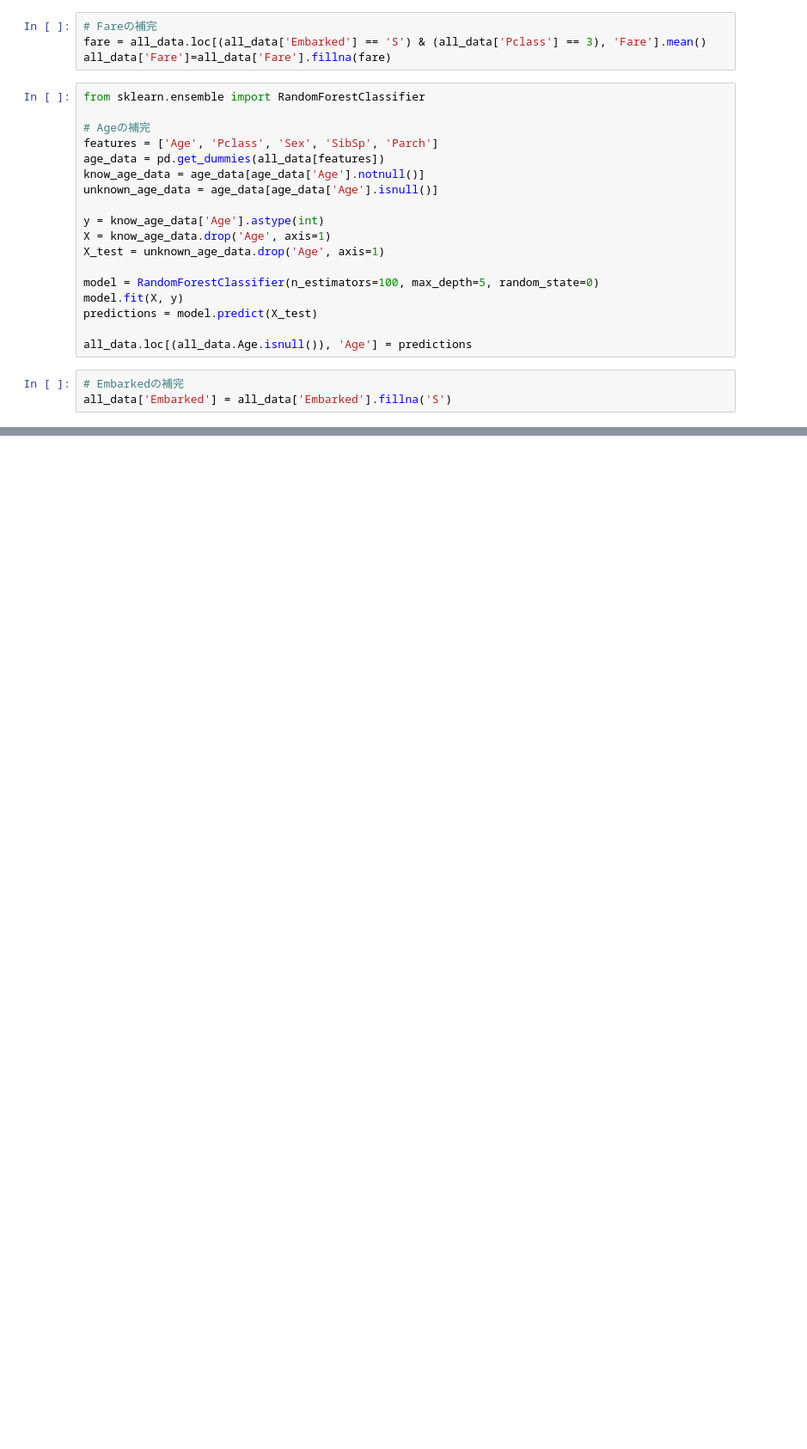
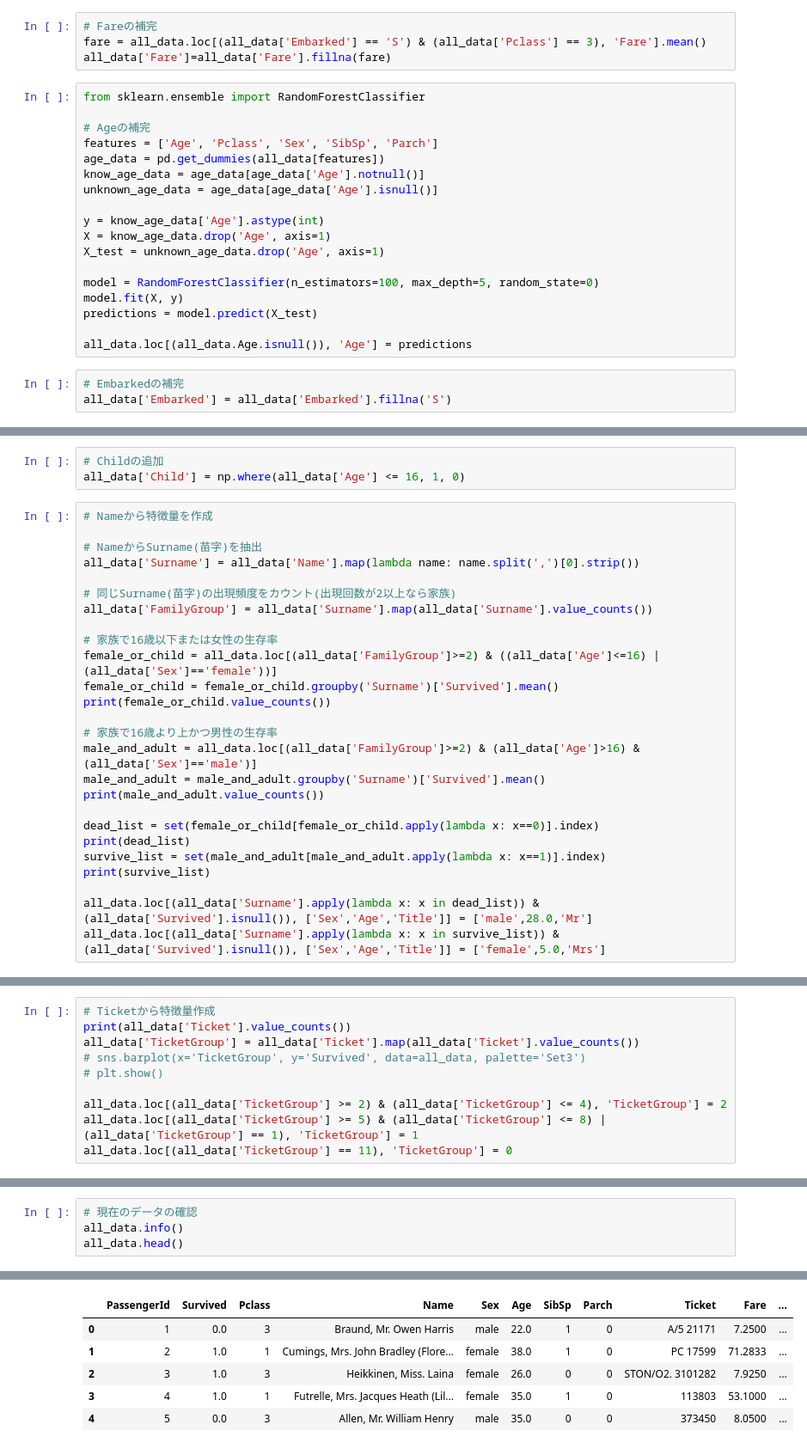
Before and after one commit to affine1129/kaggle, a Jupyter notebook: src/notebooks/titanic.ipynb, the cells around one changed output, grey strips where cells are left out. Shown at 86% size. Cells and saved outputs as stored; diff of their text form; blank space fills up the shorter version.

```diff
--- a/src/notebooks/titanic.ipynb
+++ b/src/notebooks/titanic.ipynb
@@ -146,0 +127,29 @@ memory usage: 133.1+ KB
+# %%
+# Childの追加
+all_data['Child'] = np.where(all_data['Age'] <= 16, 1, 0)
+# %%
+# Nameから特徴量を作成
+
+# NameからSurname(苗字)を抽出
+all_data['Surname'] = all_data['Name'].map(lambda name: name.split(',')[0].strip())
+
+# 同じSurname(苗字)の出現頻度をカウント(出現回数が2以上なら家族)
+all_data['FamilyGroup'] = all_data['Surname'].map(all_data['Surname'].value_counts())
+
+# 家族で16歳以下または女性の生存率
+female_or_child = all_data.loc[(all_data['FamilyGroup']>=2) & ((all_data['Age']<=16) | (all_data['Sex']=='female'))]
+female_or_child = female_or_child.groupby('Surname')['Survived'].mean()
+print(female_or_child.value_counts())
+
+# 家族で16歳より上かつ男性の生存率
+male_and_adult = all_data.loc[(all_data['FamilyGroup']>=2) & (all_data['Age']>16) & (all_data['Sex']=='male')]
+male_and_adult = male_and_adult.groupby('Surname')['Survived'].mean()
+print(male_and_adult.value_counts())
+
+dead_list = set(female_or_child[female_or_child.apply(lambda x: x==0)].index)
+print(dead_list)
+survive_list = set(male_and_adult[male_and_adult.apply(lambda x: x==1)].index)
+print(survive_list)
+
+all_data.loc[(all_data['Surname'].apply(lambda x: x in dead_list)) & (all_data['Survived'].isnull()), ['Sex','Age','Title']] = ['male',28.0,'Mr']
+all_data.loc[(all_data['Surname'].apply(lambda x: x in survive_list)) & (all_data['Survived'].isnull()), ['Sex','Age','Title']] = ['female',5.0,'Mrs']
@@ -146,0 +174,10 @@ memory usage: 133.1+ KB
+# %%
+# Ticketから特徴量作成
+print(all_data['Ticket'].value_counts())
+all_data['TicketGroup'] = all_data['Ticket'].map(all_data['Ticket'].value_counts())
+# sns.barplot(x='TicketGroup', y='Survived', data=all_data, palette='Set3')
+# plt.show()
+
+all_data.loc[(all_data['TicketGroup'] >= 2) & (all_data['TicketGroup'] <= 4), 'TicketGroup'] = 2
+all_data.loc[(all_data['TicketGroup'] >= 5) & (all_data['TicketGroup'] <= 8) | (all_data['TicketGroup'] == 1), 'TicketGroup'] = 1
+all_data.loc[(all_data['TicketGroup'] == 11), 'TicketGroup'] = 0
@@ -146,0 +198,5 @@ memory usage: 133.1+ KB
+# %%
+# 現在のデータの確認
+all_data.info()
+all_data.head()
+# %% [output]
@@ -146,0 +220,6 @@ memory usage: 133.1+ KB
+|  | PassengerId | Survived | Pclass | Name | Sex | Age | SibSp | Parch | Ticket | Fare | ... |
+| 0 | 1 | 0.0 | 3 | Braund, Mr. Owen Harris | male | 22.0 | 1 | 0 | A/5 21171 | 7.2500 | ... |
+| 1 | 2 | 1.0 | 1 | Cumings, Mrs. John Bradley (Flore... | female | 38.0 | 1 | 0 | PC 17599 | 71.2833 | ... |
+| 2 | 3 | 1.0 | 3 | Heikkinen, Miss. Laina | female | 26.0 | 0 | 0 | STON/O2. 3101282 | 7.9250 | ... |
+| 3 | 4 | 1.0 | 1 | Futrelle, Mrs. Jacques Heath (Lil... | female | 35.0 | 1 | 0 | 113803 | 53.1000 | ... |
+| 4 | 5 | 0.0 | 3 | Allen, Mr. William Henry | male | 35.0 | 0 | 0 | 373450 | 8.0500 | ... |
```
Also changed, not shown: parts of 13 cells of this notebook.
